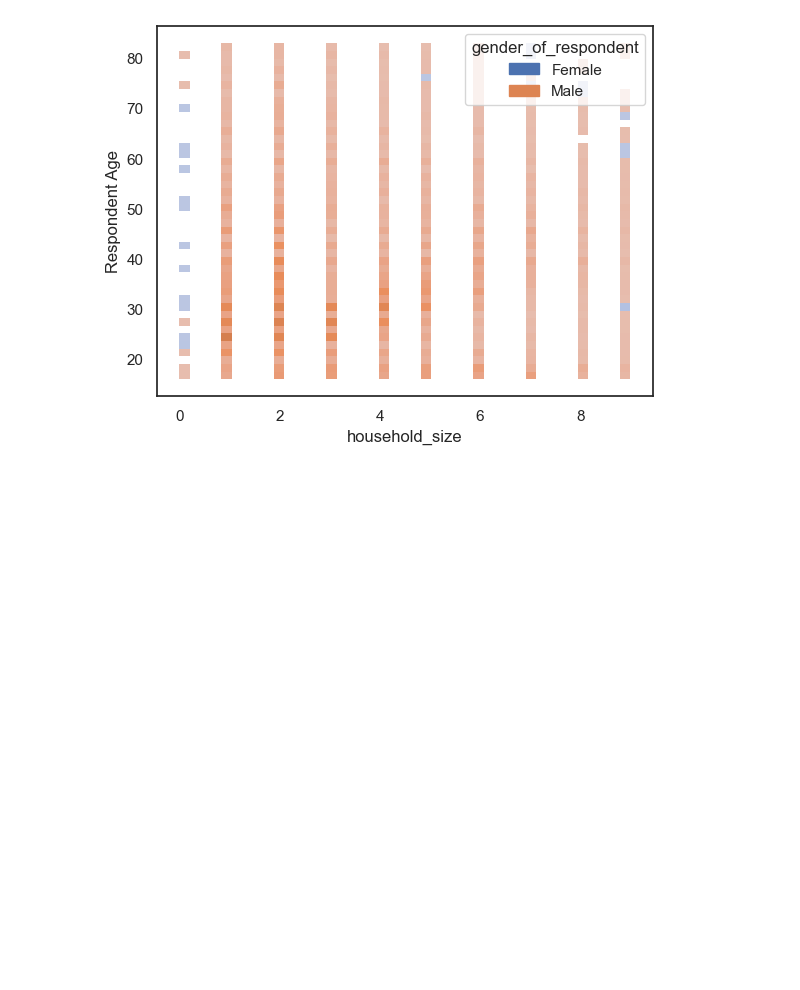
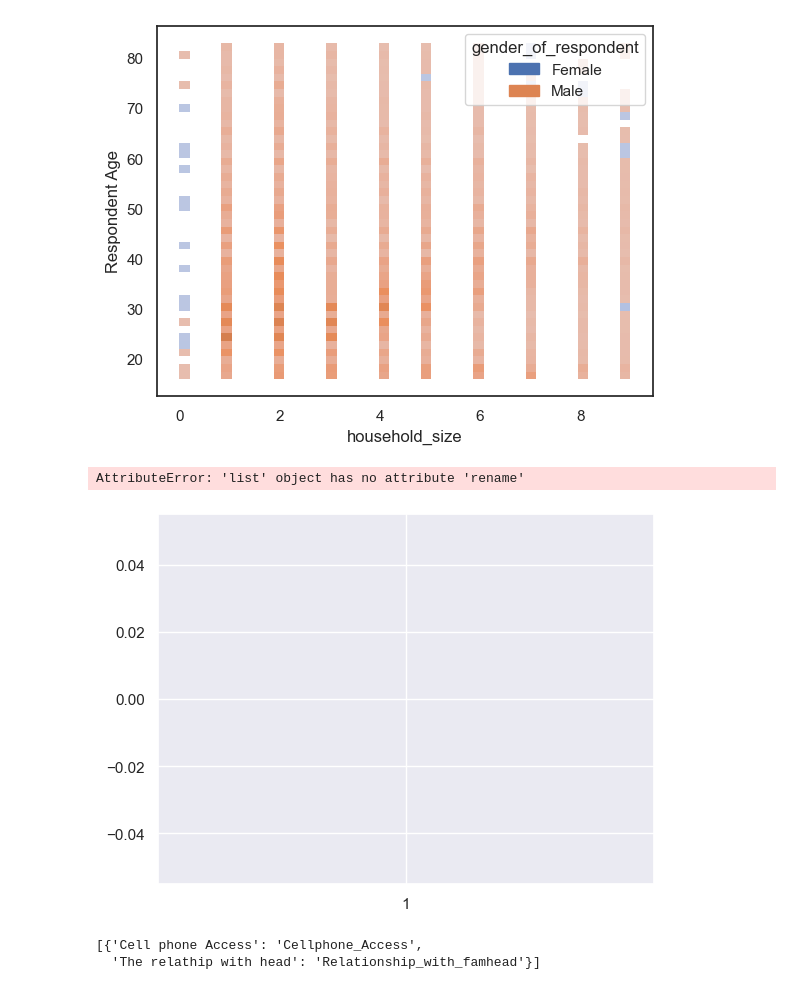
Before and after one commit to Njaramba-Riri/DSEA-Bootcamp, a Jupyter notebook: Mini_DA.ipynb, the cells around one changed output. Drawn from its saved outputs; the diff is of its cells as text; code cells hidden in the pictures; blank space fills up the shorter version.

```diff
--- a/Mini_DA.ipynb
+++ b/Mini_DA.ipynb
@@ -3,4 +3,4 @@ import matplotlib.pyplot as plt
 import pandas as pd
 import numpy as np
 # %%
-df=pd.read_csv("~/downloads/finance.csv")
+df=pd.read_csv("Datasets/finance(1).csv")
@@ -217,5 +235,19 @@ with sns.axes_style("white"):
     sns.histplot(data=df,x='household_size',y='Respondent Age', hue='gender_of_respondent')
 # %% [output]
 [figure]
+# %%
+df.columns.rename=[{'Cell phone Access':'Cellphone_Access',
+           'The relathip with head':'Relationship_with_famhead'}]
+# %% [output]
+AttributeError: 'list' object has no attribute 'rename'
+# %%
+y=list(df.household_size)
+plt.boxplot(y)
+plt.show()
+# %% [output]
+[figure, added]
 # %%
-df.
+df
+# %% [output]
+[{'Cell phone Access': 'Cellphone_Access',
+  'The relathip with head': 'Relationship_with_famhead'}]
```
Also changed, not shown: parts of 2 cells of this notebook.
